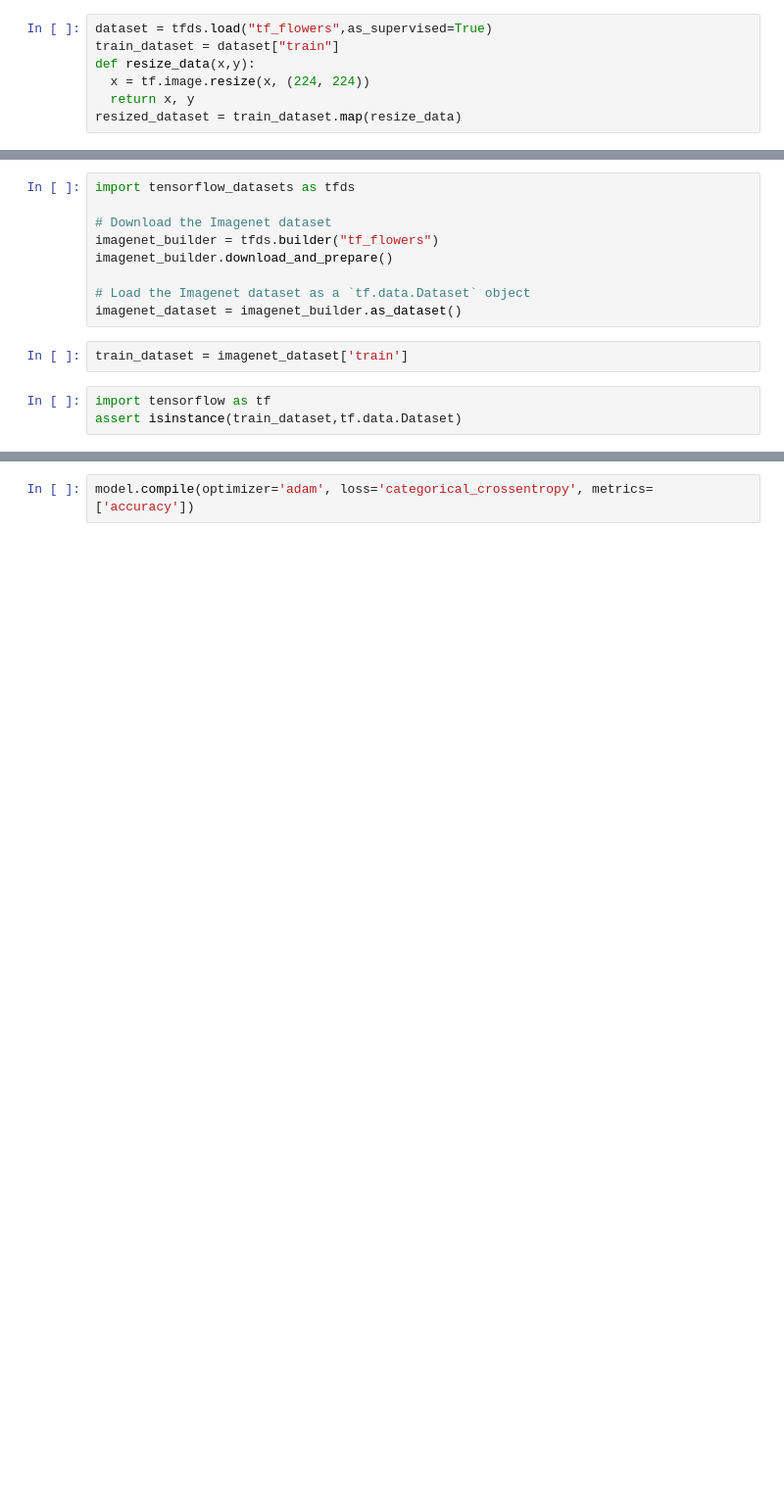
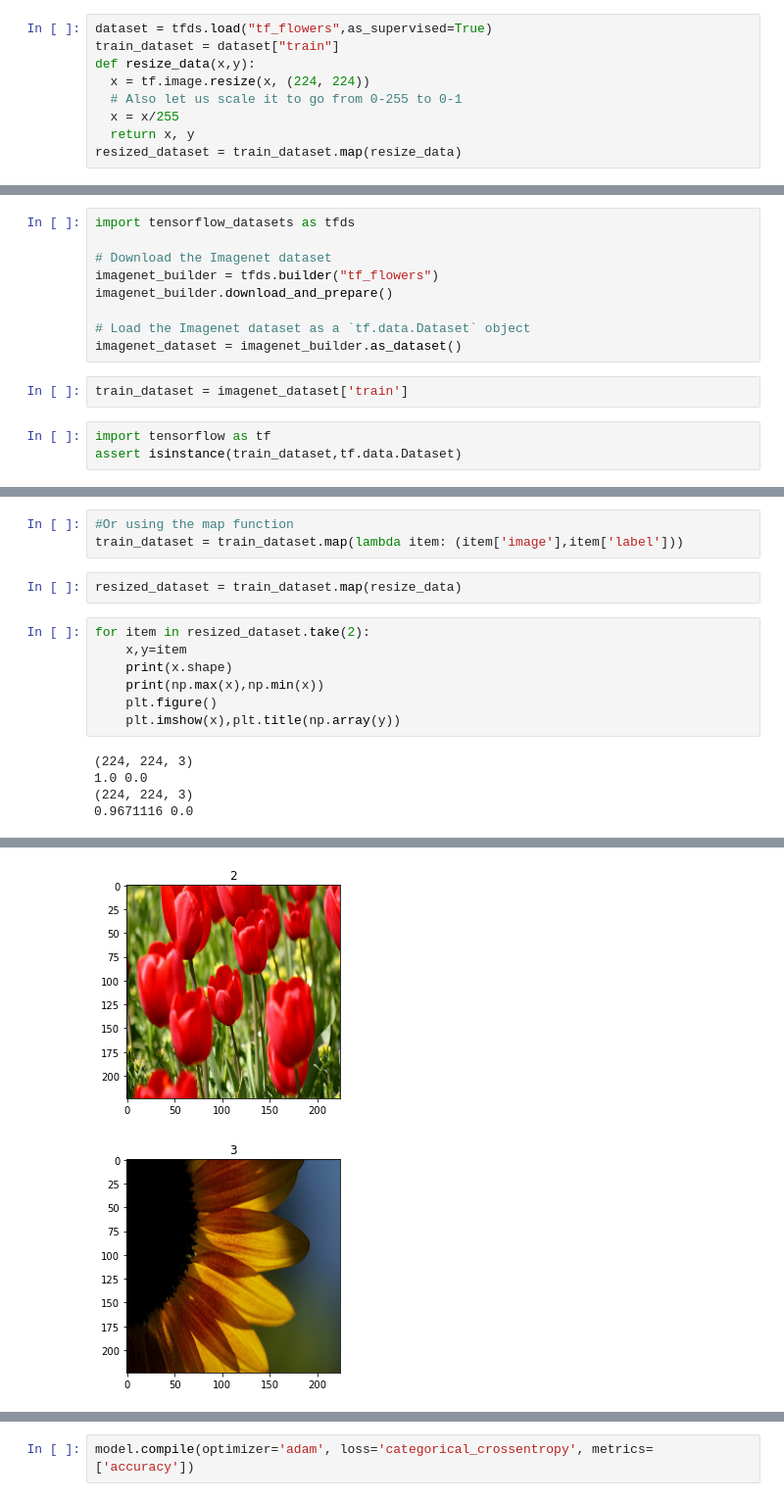
Before and after one commit to dtrad/chatGPTcodes, a Jupyter notebook: vgg16ex.ipynb, the cells around one changed output, grey strips where cells are left out. Shown at 98% size. Saved outputs shown, nothing was run; the diff lists cells and outputs as text; blank space fills up the shorter version.

```diff
--- a/vgg16ex.ipynb
+++ b/vgg16ex.ipynb
@@ -51,6 +98,8 @@ dataset = tfds.load("tf_flowers",as_supervised=True)
 train_dataset = dataset["train"]
 def resize_data(x,y):
   x = tf.image.resize(x, (224, 224))
+  # Also let us scale it to go from 0-255 to 0-1
+  x = x/255
   return x, y
 resized_dataset = train_dataset.map(resize_data)
 # %%
@@ -83,0 +147,17 @@ plt.title(x['label'])
+# %%
+#Or using the map function
+train_dataset = train_dataset.map(lambda item: (item['image'],item['label']))
+# %%
+resized_dataset = train_dataset.map(resize_data)
+# %%
+for item in resized_dataset.take(2):
+    x,y=item
+    print(x.shape)
+    print(np.max(x),np.min(x))
+    plt.figure()
+    plt.imshow(x),plt.title(np.array(y))
+# %% [output]
+(224, 224, 3)
+1.0 0.0
+(224, 224, 3)
+0.9671116 0.0
@@ -84,3 +165,5 @@ plt.title(x['label'])
+[figure, added]
+[figure, added]
 # %%
 from tensorflow.keras.applications import VGG16
 
```
Also changed, not shown: parts of 21 cells of this notebook.
